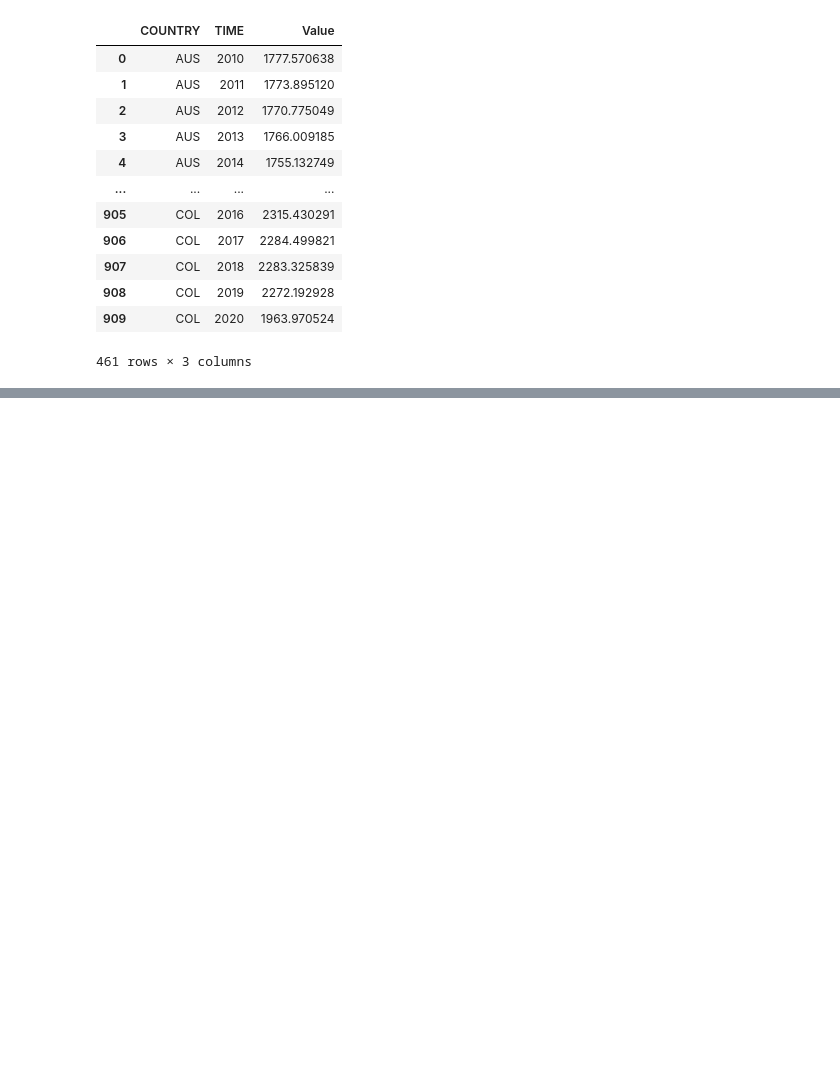
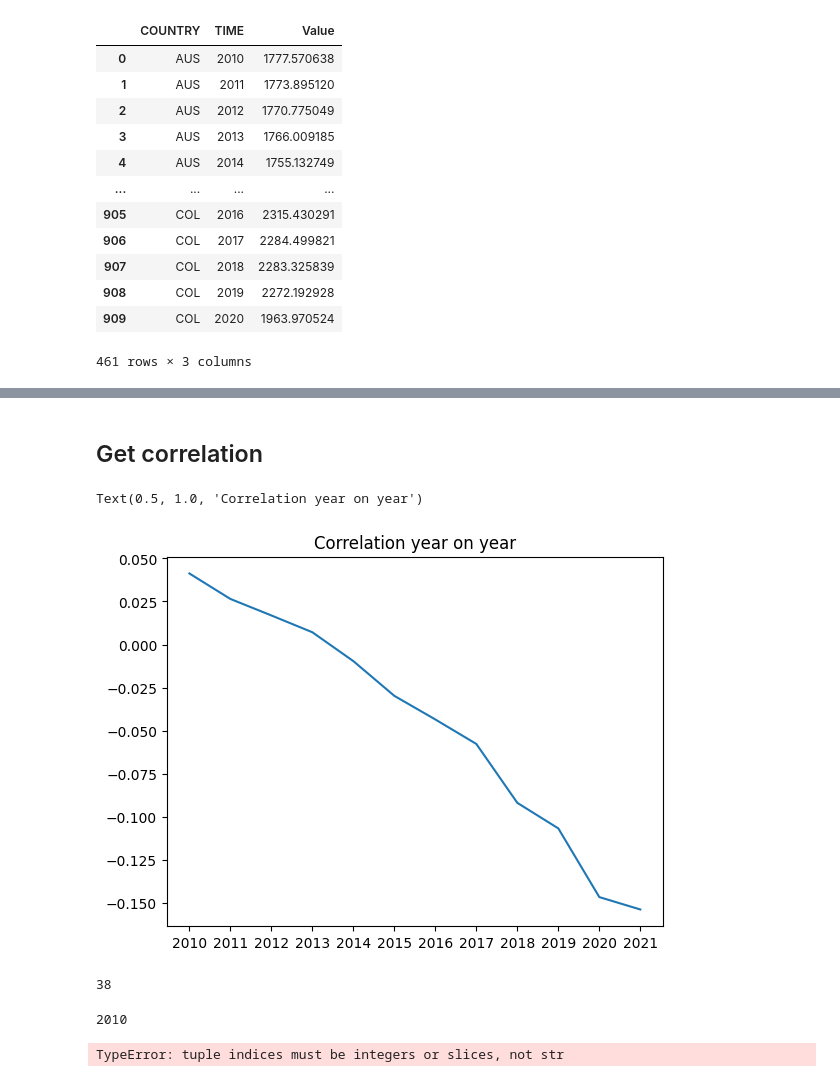
Before and after one commit to JoanneLin168/ADS-European-Productivity, a Jupyter notebook: Notebooks/hours-worked.ipynb, the cells around one changed output, grey strips where cells are left out. Saved outputs shown, nothing was run; the diff lists cells and outputs as text; code cells hidden in the pictures; blank space fills up the shorter version.

```diff
--- a/Notebooks/hours-worked.ipynb
+++ b/Notebooks/hours-worked.ipynb
@@ -31,7 +32,8 @@ rawY
 dropLabels = ["2000", "2001", "2002", "2003", "2004", "2005", "2006", "2007", "2008", "2009", "mean"]
 for label in dropLabels:
     rawY = rawY.drop(label, axis=1)
-rawY
+Y = rawY
+Y
 # %% [output]
 |  | LOCATION | 2010 | 2011 | 2012 | 2013 | 2014 | 2015 | 2016 | 2017 | 2018 | 2019 | ... |
 | 0 | AUS | 49.886548 | 50.465688 | 51.671243 | 52.558753 | 52.780926 | 54.099648 | 53.945416 | 54.561035 | 54.559641 | 55.212012 | ... |
@@ -108,8 +110,8 @@ for i, country in enumerate(X.COUNTRY.unique()):
     newRow.extend(countryData.Value)
     while len(newRow) < 13:
         newRow.append(np.mean(countryData.Value))
-    print(country)
     Xnew.loc[i] = newRow
 
-Xnew
+X = Xnew
+X
 # %% [output]
@@ -149,0 +137,4 @@ COL
+# %%
+commonCountries = set(X.LOCATION).intersection(set(Y.LOCATION))
+X = X.loc[X['LOCATION'].isin(commonCountries)]
+Y = Y.loc[Y['LOCATION'].isin(commonCountries)]
@@ -149,0 +181,26 @@ COL
+# %% [markdown]
+## Get correlation
+# %%
+cors = []
+for year in columnHeaders[1:]:
+    cors.append(X[year].corr(Y[year]))
+
+plt.plot(cors)
+plt.xticks(ticks=np.arange(0, len(columnHeaders[1:])), labels=columnHeaders[1:])
+plt.title("Correlation year on year")
+# %% [output]
+Text(0.5, 1.0, 'Correlation year on year')
+[figure, added]
+# %%
+X.shape[0]
+# %% [output]
+38
+# %%
+cors = []
+for row in X.iterrows():
+    for header in columnHeaders[1:]:
+        print(header)
+        print(row[header])
+# %% [output]
+2010
+TypeError: tuple indices must be integers or slices, not str
```
Also changed, not shown: parts of 6 cells of this notebook.
